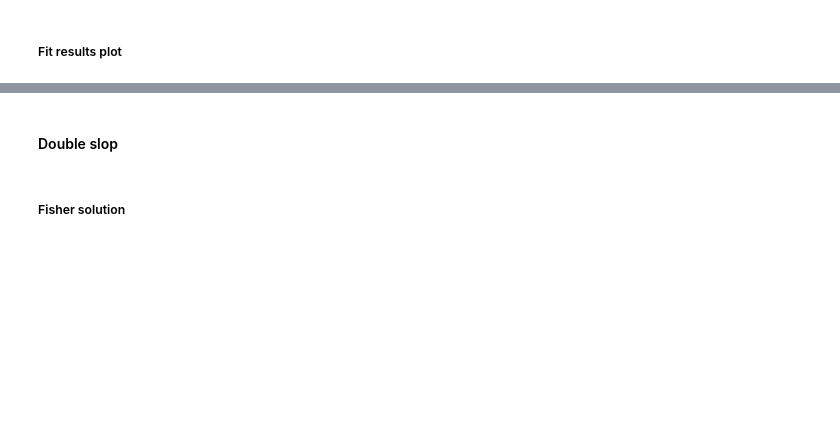
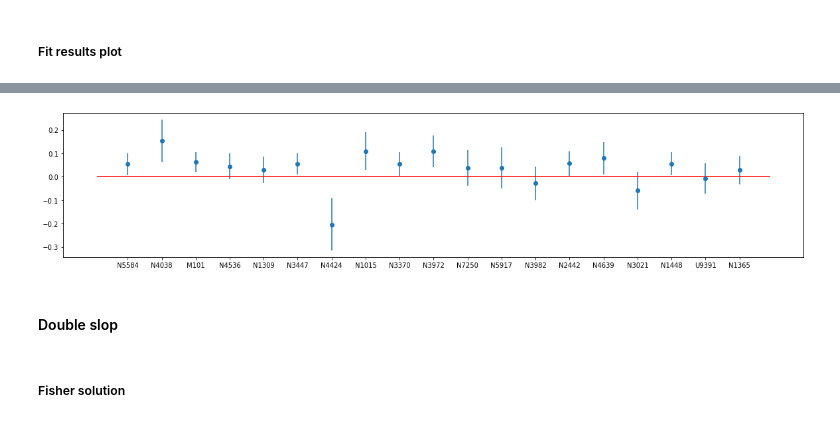
Before and after one commit to bastiencarreres/H0_work, a Jupyter notebook: H0_meas.ipynb, the cells around one changed output, grey strips where cells are left out. Drawn from its saved outputs; the diff is of its cells as text; code cells hidden in the pictures; blank space fills up the shorter version.

```diff
--- a/H0_meas.ipynb
+++ b/H0_meas.ipynb
@@ -587,3 +645,18 @@ plt.show()
+# %%
+plt.figure(figsize=(20,4))
+gals= set(data_sn_R16['Gal'])
+mu_mu4258_R = np.array([data_sn_R16[data_sn_R16['Gal']==name]['mu_i'][0] - 29.387 for name in gals])
+mu_mu4258_fit = chimin_simp.np_values()[:len(sn_host)]
+
+err_fit = chimin_simp.np_errors()[:len(sn_host)]
+plt.errorbar(np.arange(len(gals)),
+          mu_mu4258_fit - mu_mu4258_R,
+          yerr=err_fit,marker='o',ls='None')
+plt.hlines(0,*xlim(),color='r')
+plt.xticks(np.arange(len(gals)), gals)
+plt.show()
+# %% [output]
+[figure, added]
 # %% [markdown]
 #### Double slop
 # %%
```
Also changed, not shown: parts of 45 cells of this notebook.
